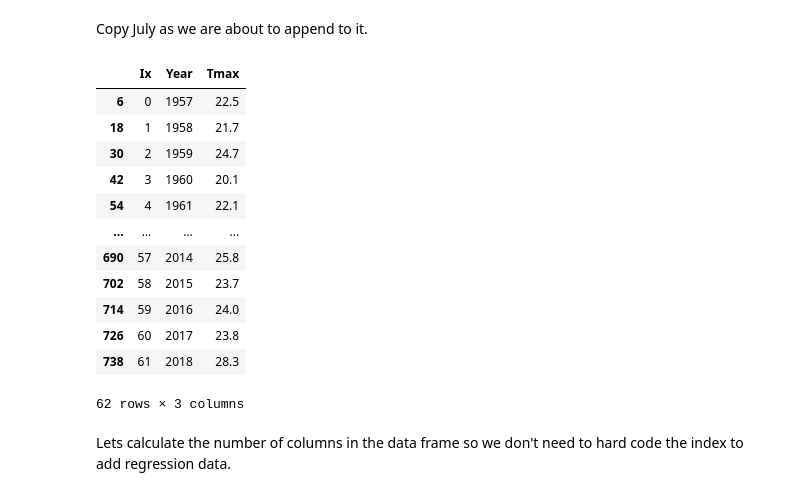
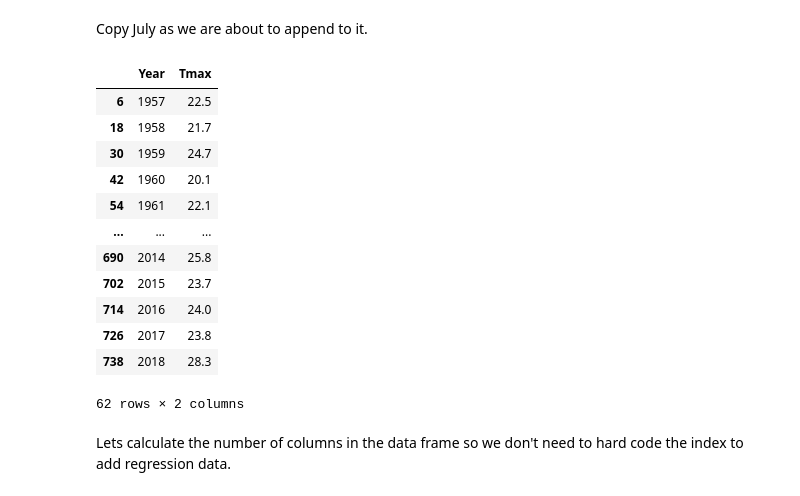
Before and after one commit to frankhjung/jupyter-examples, a Jupyter notebook: linear_regression_numpy.ipynb, the cells around one changed output. Cells and saved outputs as stored; diff of their text form; code cells hidden in the pictures.

```diff
--- a/linear_regression_numpy.ipynb
+++ b/linear_regression_numpy.ipynb
@@ -42,6 +42,6 @@ weather
 Get a subset of the data, namely just the month of July:
 # %%
 # summer month in London is July
-july = weather.query('Month == 7')
+july = weather.query('Month == 7').loc[:, ['Year', 'Tmax', 'Tmin']]
 july
 # %% [output]
@@ -63,3 +60,0 @@ Add a year index to the July dataframe. We will use this index for the maximum t
-# %%
-july.insert(0, 'Ix', range(0, len(july)))
-july
@@ -106,22 +87,22 @@ poly1d([ 0.04808743, 21.61075269])
 # %% [markdown]
 Copy July as we are about to append to it.
 # %%
-july_regress = july.loc[:,['Ix', 'Year', 'Tmax']]
-july_regress
+july_pred = july.loc[:,['Year', 'Tmax']]
+july_pred
 # %% [output]
-|  | Ix | Year | Tmax |
-| 6 | 0 | 1957 | 22.5 |
-| 18 | 1 | 1958 | 21.7 |
-| 30 | 2 | 1959 | 24.7 |
-| 42 | 3 | 1960 | 20.1 |
-| 54 | 4 | 1961 | 22.1 |
-| ... | ... | ... | ... |
-| 690 | 57 | 2014 | 25.8 |
-| 702 | 58 | 2015 | 23.7 |
-| 714 | 59 | 2016 | 24.0 |
-| 726 | 60 | 2017 | 23.8 |
-| 738 | 61 | 2018 | 28.3 |
+|  | Year | Tmax |
+| 6 | 1957 | 22.5 |
+| 18 | 1958 | 21.7 |
+| 30 | 1959 | 24.7 |
+| 42 | 1960 | 20.1 |
+| 54 | 1961 | 22.1 |
+| ... | ... | ... |
+| 690 | 2014 | 25.8 |
+| 702 | 2015 | 23.7 |
+| 714 | 2016 | 24.0 |
+| 726 | 2017 | 23.8 |
+| 738 | 2018 | 28.3 |
-62 rows × 3 columns
+62 rows × 2 columns
 # %% [markdown]
 Lets calculate the number of columns in the data frame so we don't need to hard code the index to add regression data.
 # %%
```
Also changed, not shown: parts of 19 cells of this notebook, 1 other file.
